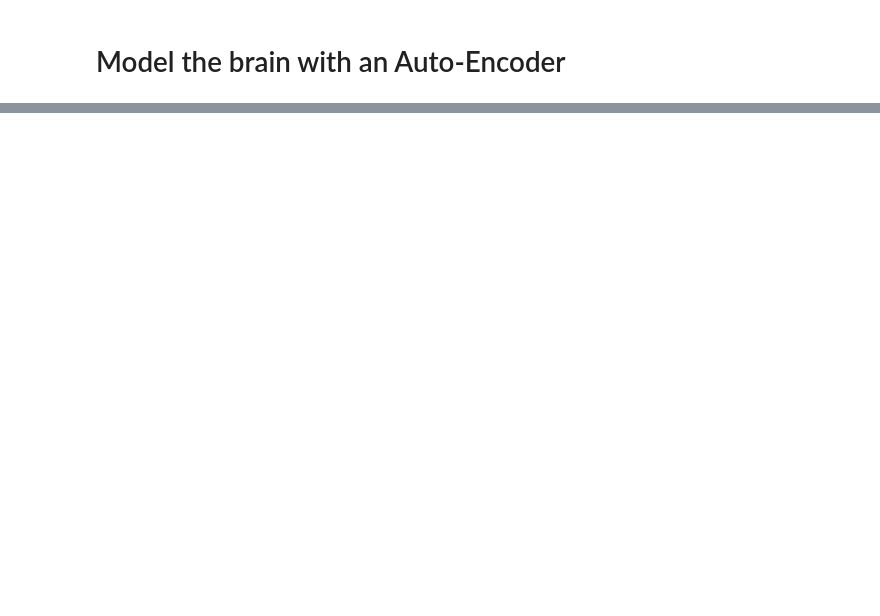
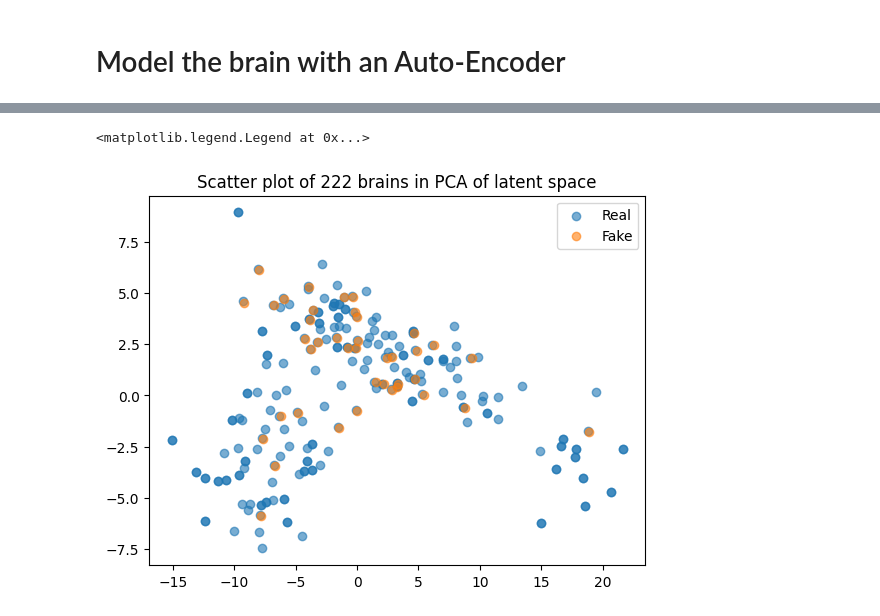
Before and after one commit to Vaakir/unsupervised-deep-learning-bachelor-thesis, a Jupyter notebook: Research/Train/Exploring stripped brains.ipynb, the cells around one changed output, grey strips where cells are left out. Drawn from its saved outputs; the diff is of its cells as text; code cells hidden in the pictures; blank space fills up the shorter version.

```diff
--- a/Research/Train/Exploring stripped brains.ipynb
+++ b/Research/Train/Exploring stripped brains.ipynb
@@ -172,0 +196,32 @@ imdisp(recon.reshape(80,96,80) - cropped_images[0])
+# %%
+def remove_chunks(img,radius=6):
+    radius_sqr = radius**2
+    point = np.zeros(3).astype("int16")
+    point[1] = img.shape[1]//2
+    while img[point[0],point[1],point[2]] < 0.1:
+        point = np.random.uniform(np.zeros(3),img.shape).astype("int16")
+        point[1] = img.shape[1]//2
+    x = np.arange(img.shape[0])
+    y = np.arange(img.shape[1])
+    z = np.arange(img.shape[2])
+    X,Y,Z = np.meshgrid(x,y,z)
+    return img * np.where( (X-point[0])**2+(Y-point[1])**2+(Z-point[2])**2 < radius_sqr,0,1).reshape(img.shape)
+# %%
+latent_real = ae.encode(cropped_images)
+latent_real = latent_real.reshape(len(latent_real),-1)
+
+latent_fake = ae.encode(np.stack([remove_chunks(img) for img in cropped_images[:40]]))
+latent_fake = latent_fake.reshape(len(latent_fake),-1)
+
+from sklearn.decomposition import PCA
+pca = PCA(2)
+xy = pca.fit_transform(latent_real)
+
+plt.title(f"Scatter plot of {len(xy)} brains in PCA of latent space")
+plt.scatter(xy[:,0],xy[:,1],alpha=0.6, label="Real")
+
+xy = pca.transform(latent_fake)
+plt.scatter(xy[:,0],xy[:,1],alpha=0.6, label="Fake")
+
+plt.legend()
+# %% [output]
@@ -172,0 +230,2 @@ imdisp(recon.reshape(80,96,80) - cropped_images[0])
+<matplotlib.legend.Legend at 0x...>
+[figure, added]
```
Also changed, not shown: parts of 13 cells of this notebook, 10 other files.
